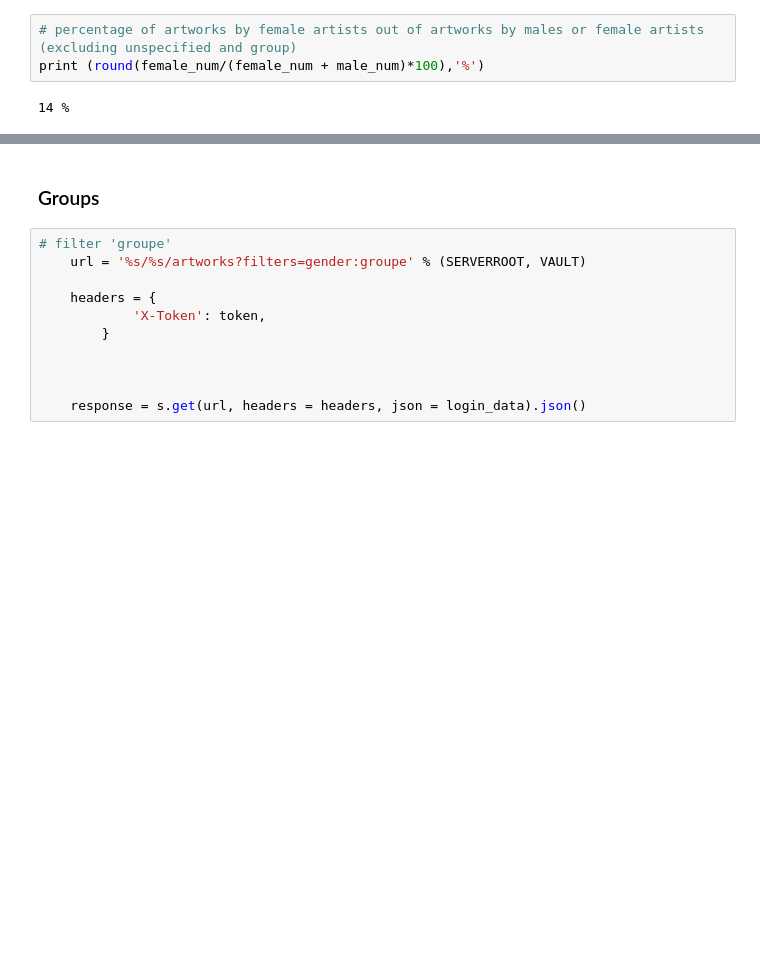
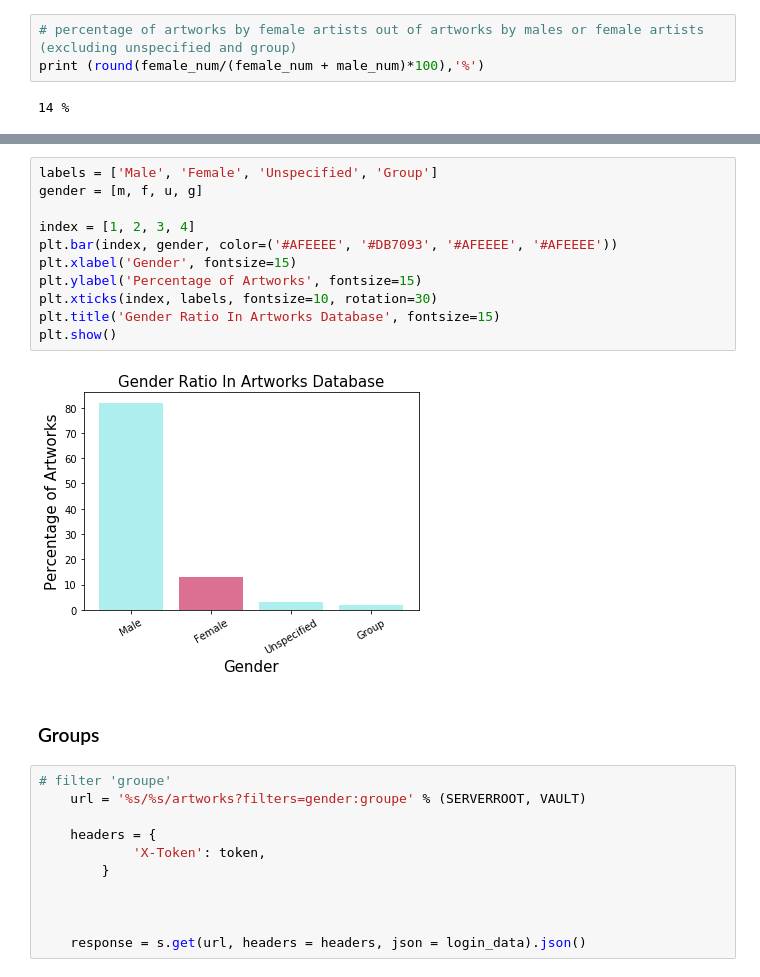
Before and after one commit to medialab/gender_art, a Jupyter notebook: gender_ratio_from_API.ipynb, the cells around one changed output, grey strips where cells are left out. Cells and saved outputs as stored; diff of their text form; blank space fills up the shorter version.

```diff
--- a/gender_ratio_from_API.ipynb
+++ b/gender_ratio_from_API.ipynb
@@ -134,3 +135,16 @@ plt.show()
+# %%
+labels = ['Male', 'Female', 'Unspecified', 'Group']
+gender = [m, f, u, g]
+
+index = [1, 2, 3, 4]
+plt.bar(index, gender, color=('#AFEEEE', '#DB7093', '#AFEEEE', '#AFEEEE'))
+plt.xlabel('Gender', fontsize=15)
+plt.ylabel('Percentage of Artworks', fontsize=15)
+plt.xticks(index, labels, fontsize=10, rotation=30)
+plt.title('Gender Ratio In Artworks Database', fontsize=15)
+plt.show()
+# %% [output]
+[figure, added]
 # %% [markdown]
 ### Groups
 # %%
```
Also changed, not shown: parts of 4 cells of this notebook.
